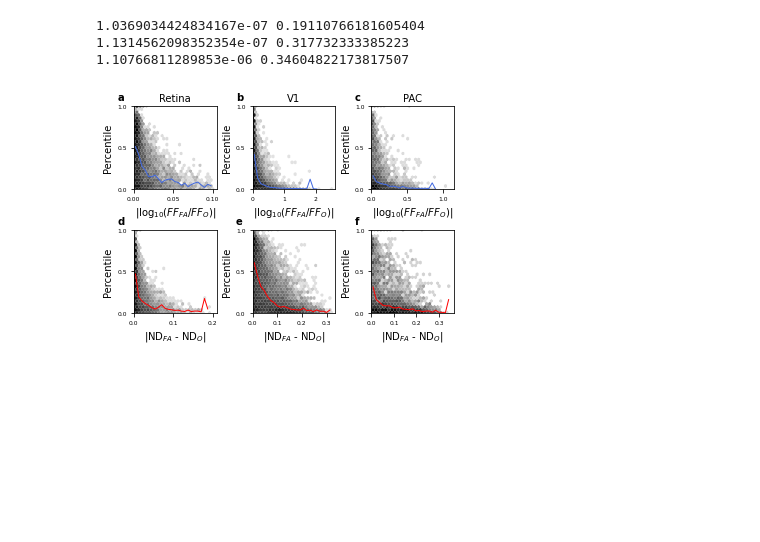
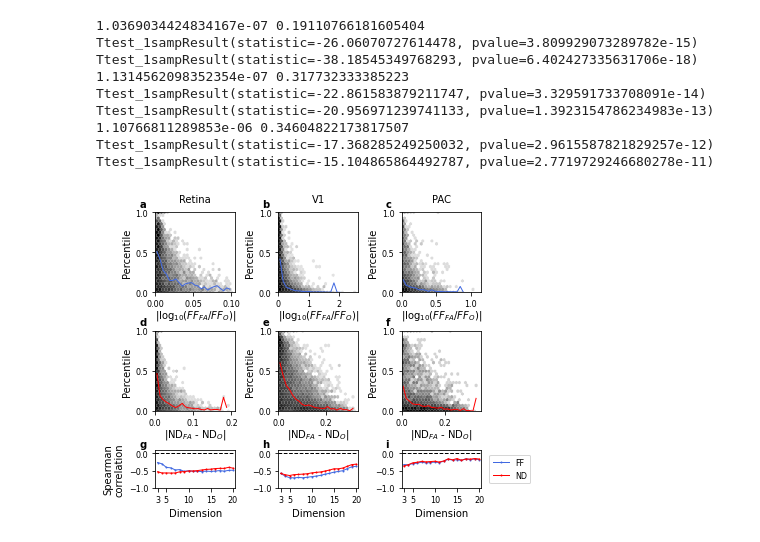
Before and after one commit to BouchardLab/noise_correlations, a Jupyter notebook: figures/figure4.ipynb, the cells around one changed output. Saved outputs shown, nothing was run; the diff lists cells and outputs as text; code cells hidden in the pictures; blank space fills up the shorter version.

Commit message:
plot updates

```diff
--- a/figures/figure4.ipynb
+++ b/figures/figure4.ipynb
@@ -64,17 +66,12 @@ max_opt_fa_cdfs = [np.max(all_opt_fa_equiv_cdfs[result_idx][dim], axis=-1)
 """
 Figure Settings
 """
-figsize = (5, 3.5)
-
 # Histogram settings
 hist_lw = 1
 
 # Hexbin settings
 gridsize = 25
 hex_lw = .02
-
-# Font sizes
-title_pad = 5
 
 model_labels = ['Observed', 'FA']
 label_dict = {'observed': model_labels[0], 'fa': model_labels[1]}
@@ -87,20 +84,22 @@ bins = [
 """
 Figure 6
 """
+figsize = (6, 4.5)
 fig = plt.figure(figsize=figsize)
-le = .1
-re = .01
+le = .12
+re = .125
 te = .06
-be = .12
-rh = .15
+be = .09
 hg = .1
+vg = .12
 w = (1. - le - re - 2.*hg) / 3.
 h = w * figsize[0] / figsize[1]
-vg = (1. - te - be - 2*h)
+sh = (1. - te - be - 2*h - 2*vg)
 
-axes = np.empty((2, 3), dtype=object)
-axes[0] = [fig.add_axes([le + ii*(w + hg), be + vg + h, w, h]) for ii in range(3)]
-axes[1] = [fig.add_axes([le + ii*(w + hg), be, w, h]) for ii in range(3)]
+axes = np.empty((3, 3), dtype=object)
+axes[0] = [fig.add_axes([le + ii*(w + hg), be + sh + 2*vg + h, w, h]) for ii in range(3)]
+axes[1] = [fig.add_axes([le + ii*(w + hg), be + sh + vg, w, h]) for ii in range(3)]
+axes[2] = [fig.add_axes([le + ii*(w + hg), be, w, sh]) for ii in range(3)]
 # caxes[:] = [fig.add_axes([le + ii*(w + hg) + .7*w, be + rh + vg+.03, .01, h/3.5])
 #             for ii in range(3)]
 
@@ -157,44 +156,75 @@ for idx, result in enumerate(results):
     stat, _, _ = binned_statistic(x, percentiles, statistic='median', bins=bins)
     axes[1, idx].plot(bins[:-1] + np.diff(bins) / 2., stat, c='red', lw=1)
 
+    # Bottom row
+    axes[2, idx].plot(
+        dims,
+        fa_ff_corrs[idx],
+        color='royalblue',
+        marker='.',
+        lw=lw,
+        markersize=2, label='FF')
+    axes[2, idx].plot(
+        dims,
+        fa_nd_corrs[idx],
+        color='r',
+        marker='.',
+        lw=lw,
+        markersize=2, label='ND')
+    print(ttest_1samp(fa_ff_corrs[idx], 0.), ttest_1samp(fa_nd_corrs[idx], 0.))
 
-for ax in axes.ravel():
+
+for ax in axes[:2].ravel():
     ax.set_ylim(0, 1)
     ax.set_yticks([0, .5, 1])
     ax.set_ylabel('Percentile', fontsize=ax_label_size)
     ax.set_xlim(0, None)
+
 # Top row settings
 for ax in axes[0]:
-    ax.set_xlabel(r'$|\log_{10}(FF_{FA}/FF_O)|$', fontsize=ax_label_size)
+    ax.set_xlabel(r'$|\log_{10}(FF_{FA}/FF_O)|$', fontsize=ax_label_size, labelpad=0)
 
 # Top row settings
 for ax in axes[1]:
-    ax.set_xlabel(r'|ND$_{FA}$ - ND$_O|$', fontsize=ax_label_size)
+    ax.set_xlabel(r'|ND$_{FA}$ - ND$_O|$', fontsize=ax_label_size, labelpad=0)
 
 # Apply titles
 axes[0, 0].set_title(r'Retina', fontsize=ax_label_size, pad=title_pad)
 axes[0, 1].set_title(r'V1', fontsize=ax_label_size, pad=title_pad)
 axes[0, 2].set_title(r'PAC', fontsize=ax_label_size, pad=title_pad)
 
+for ax in axes[2]:
+    ax.set_xlim([2.5, max(dims) + 0.5])
+    ax.set_ylim([-1, 0.1])
+    ax.set_xticks([3, 5, 10, 15, 20])
+    ax.set_yticks([-1, -0.5, 0])
+    ax.axhline(0, color='k', linestyle='--', lw=lw)
+    ax.set_xlabel('Dimension', fontsize=ax_label_size)
+axes[2, 0].set_ylabel('Spearman\ncorrelation', fontsize=ax_label_size)
+axes[2, 2].legend(loc='center left', fontsize=legend_size, bbox_to_anchor=(1.05, 0.5))
+
 # Apply subplot labels
 lets = ['a', 'b', 'c', 'd', 'e', 'f', 'g', 'h', 'i', 'j', 'k', 'l', 'm', 'n']
 c = 0
-for ii in range(2):
+for ii in range(3):
     for jj in range(3):
         ax = axes[ii, jj]
         ax.text(-.2, 1.07, lets[c], size=letter_size, fontweight='bold',
                 transform=ax.transAxes)
         c += 1
 for ax in axes.ravel():
     ax.tick_params(labelsize=tick_label_size)
 # for ax in caxes:
 #     ax.tick_params(labelsize=tick_label_size)
 
 plt.savefig('figure4.pdf', dpi=300)
 plt.savefig('figure4.jpg', dpi=300)
 plt.show()
 # %% [output]
 1.0369034424834167e-07 0.19110766181605404
+Ttest_1sampResult(statistic=-26.06070727614478, pvalue=3.809929073289782e-15) Ttest_1sampResult(statistic=-38.18545349768293, pvalue=6.402427335631706e-18)
 1.1314562098352354e-07 0.317732333385223
+Ttest_1sampResult(statistic=-22.861583879211747, pvalue=3.329591733708091e-14) Ttest_1sampResult(statistic=-20.956971239741133, pvalue=1.3923154786234983e-13)
 1.10766811289853e-06 0.34604822173817507
+Ttest_1sampResult(statistic=-17.368285249250032, pvalue=2.9615587821829257e-12) Ttest_1sampResult(statistic=-15.104865864492787, pvalue=2.7719729246680278e-11)
-[figure, old version]
+[figure, new version]
```
Also changed, not shown: parts of 1 cell of this notebook, 9 other files.
